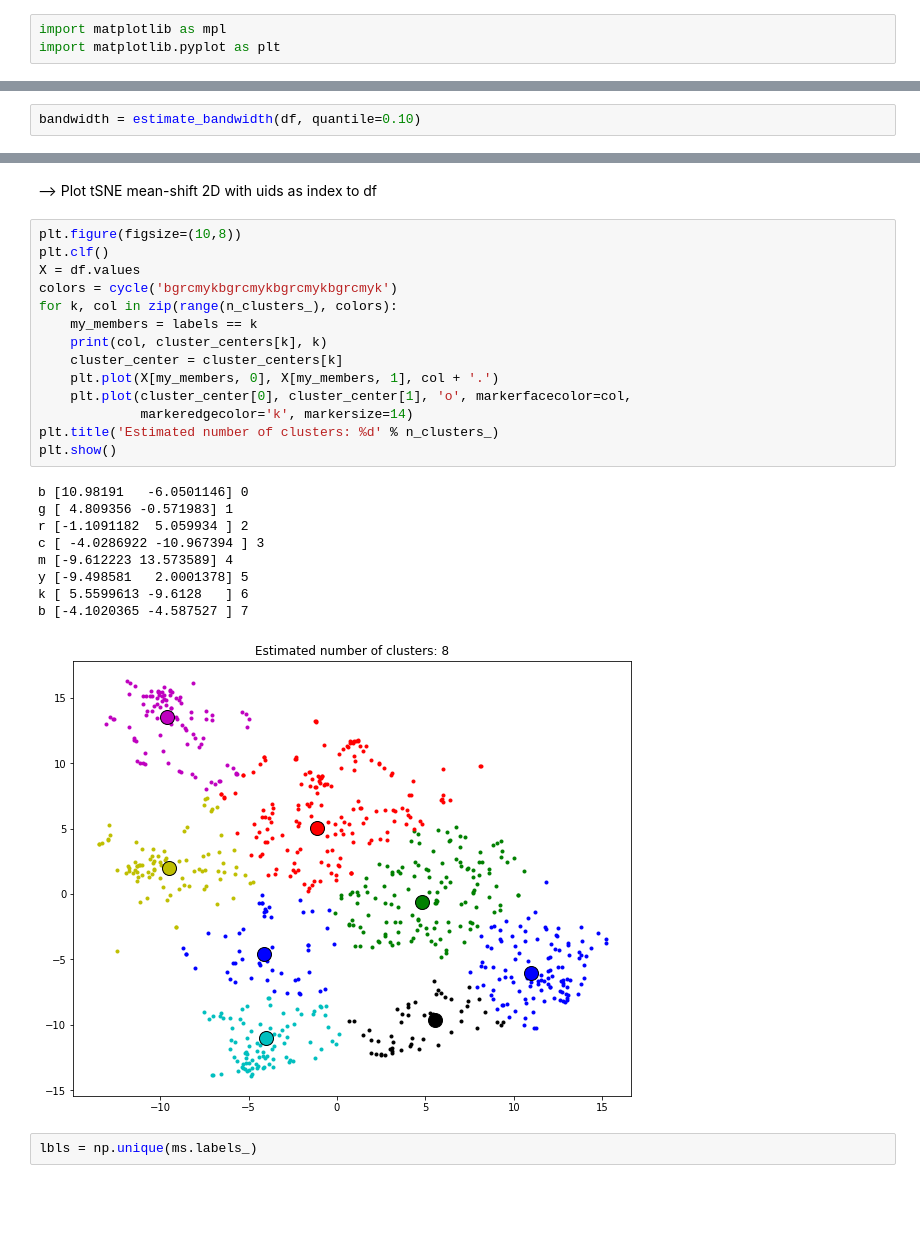
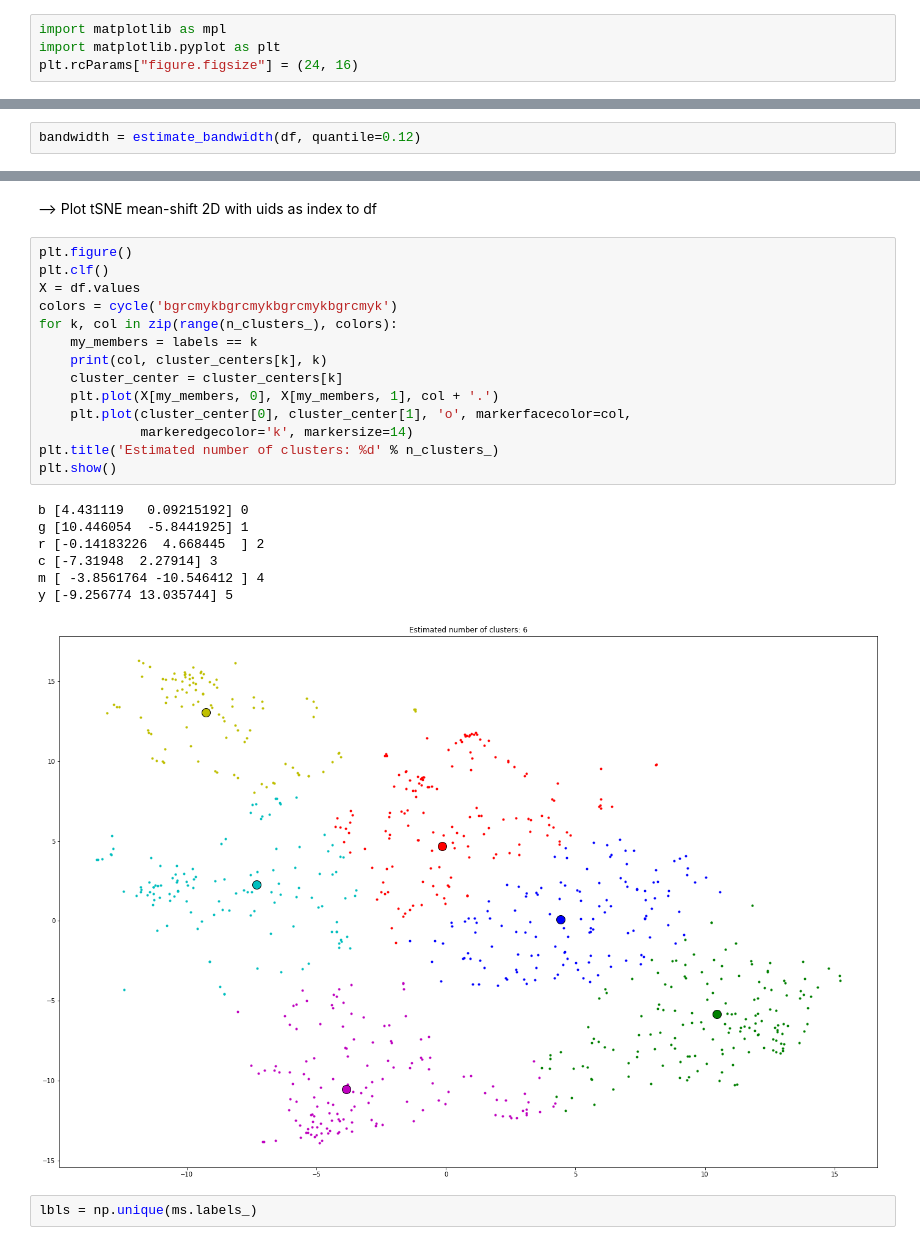
Before and after one commit to oavioz/Louie7Predictors, a Jupyter notebook: metadata_to_vec.ipynb, the cells around one changed output, grey strips where cells are left out. Cells and saved outputs as stored; diff of their text form; blank space fills up the shorter version.

```diff
--- a/metadata_to_vec.ipynb
+++ b/metadata_to_vec.ipynb
@@ -11,6 +11,7 @@ sys.path.append('.')
 # %%
 import matplotlib as mpl
 import matplotlib.pyplot as plt
+plt.rcParams["figure.figsize"] = (24, 16)
 # %%
 import oci
 import json
@@ -209,7 +211,7 @@ sns.scatterplot(
 # %% [markdown]
 --> Mean Shift for tSNE-2D data frame
 # %%
-bandwidth = estimate_bandwidth(df, quantile=0.10)
+bandwidth = estimate_bandwidth(df, quantile=0.12)
 # %%
 ms = MeanShift(bandwidth=bandwidth, bin_seeding=True)
 ms.fit(df)
@@ -238,29 +238,27 @@ array([0, 1, 2, 3, 4, 5, 6, 7])
 # %% [markdown]
 --> Plot tSNE mean-shift 2D with uids as index to df
 # %%
-plt.figure(figsize=(10,8))
+plt.figure()
 plt.clf()
 X = df.values
 colors = cycle('bgrcmykbgrcmykbgrcmykbgrcmyk')
 for k, col in zip(range(n_clusters_), colors):
     my_members = labels == k
     print(col, cluster_centers[k], k)
     cluster_center = cluster_centers[k]
     plt.plot(X[my_members, 0], X[my_members, 1], col + '.')
     plt.plot(cluster_center[0], cluster_center[1], 'o', markerfacecolor=col,
              markeredgecolor='k', markersize=14)
 plt.title('Estimated number of clusters: %d' % n_clusters_)
 plt.show()
 # %% [output]
-b [10.98191   -6.0501146] 0
-g [ 4.809356 -0.571983] 1
-r [-1.1091182  5.059934 ] 2
-c [ -4.0286922 -10.967394 ] 3
-m [-9.612223 13.573589] 4
-y [-9.498581   2.0001378] 5
-k [ 5.5599613 -9.6128   ] 6
-b [-4.1020365 -4.587527 ] 7
+b [4.431119   0.09215192] 0
+g [10.446054  -5.8441925] 1
+r [-0.14183226  4.668445  ] 2
+c [-7.31948  2.27914] 3
+m [ -3.8561764 -10.546412 ] 4
+y [-9.256774 13.035744] 5
-[figure, old version]
+[figure, new version]
 # %%
 lbls = np.unique(ms.labels_)
 # %%
```
Also changed, not shown: parts of 15 cells of this notebook, 4 other files.
